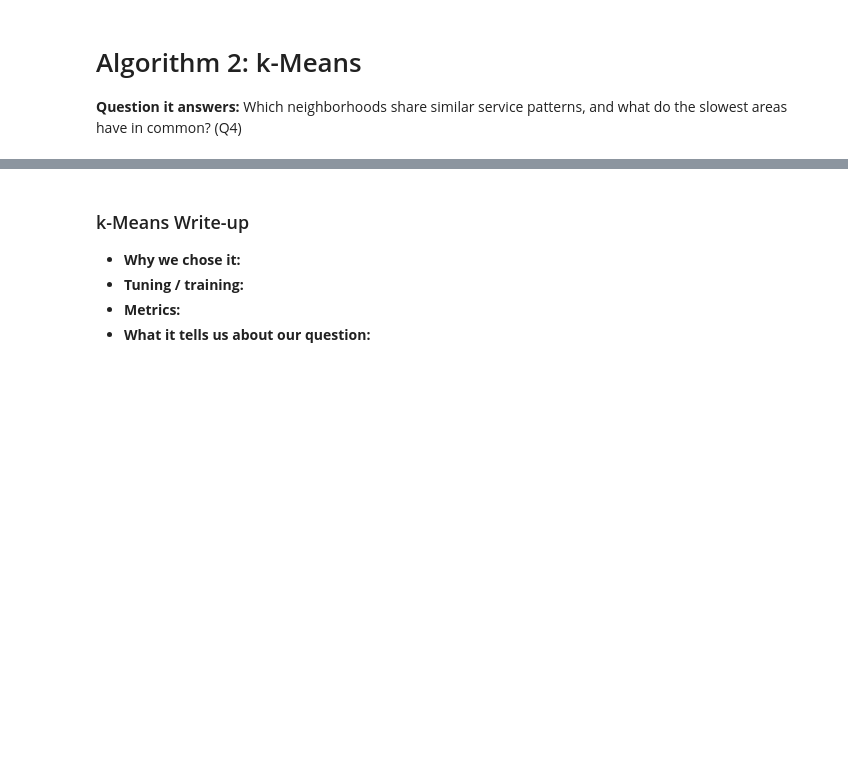
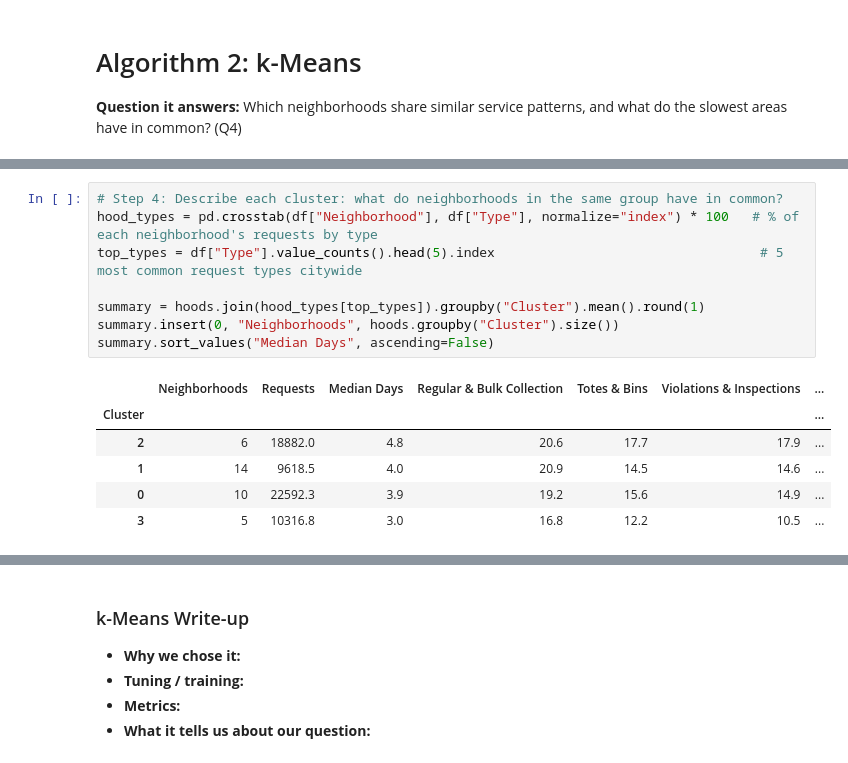
Before and after one commit to JoshuaCongHu/CTRL-Freaks, a Jupyter notebook: phase2/src/phase2_C.ipynb, the cells around one changed output, grey strips where cells are left out. Cells and saved outputs as stored; diff of their text form; blank space fills up the shorter version.

```diff
--- a/phase2/src/phase2_C.ipynb
+++ b/phase2/src/phase2_C.ipynb
@@ -983,0 +1067,15 @@ NORTH            53.7    54.5
+# %%
+# Step 4: Describe each cluster: what do neighborhoods in the same group have in common?
+hood_types = pd.crosstab(df["Neighborhood"], df["Type"], normalize="index") * 100   # % of each neighborhood's requests by type
+top_types = df["Type"].value_counts().head(5).index                                  # 5 most common request types citywide
+
+summary = hoods.join(hood_types[top_types]).groupby("Cluster").mean().round(1)
+summary.insert(0, "Neighborhoods", hoods.groupby("Cluster").size())
+summary.sort_values("Median Days", ascending=False)
+# %% [output]
+|  | Neighborhoods | Requests | Median Days | Regular & Bulk Collection | Totes & Bins | Violations & Inspections | ... |
+| Cluster |  |  |  |  |  |  | ... |
+| 2 | 6 | 18882.0 | 4.8 | 20.6 | 17.7 | 17.9 | ... |
+| 1 | 14 | 9618.5 | 4.0 | 20.9 | 14.5 | 14.6 | ... |
+| 0 | 10 | 22592.3 | 3.9 | 19.2 | 15.6 | 14.9 | ... |
+| 3 | 5 | 10316.8 | 3.0 | 16.8 | 12.2 | 10.5 | ... |
```
Also changed, not shown: parts of 5 cells of this notebook.
